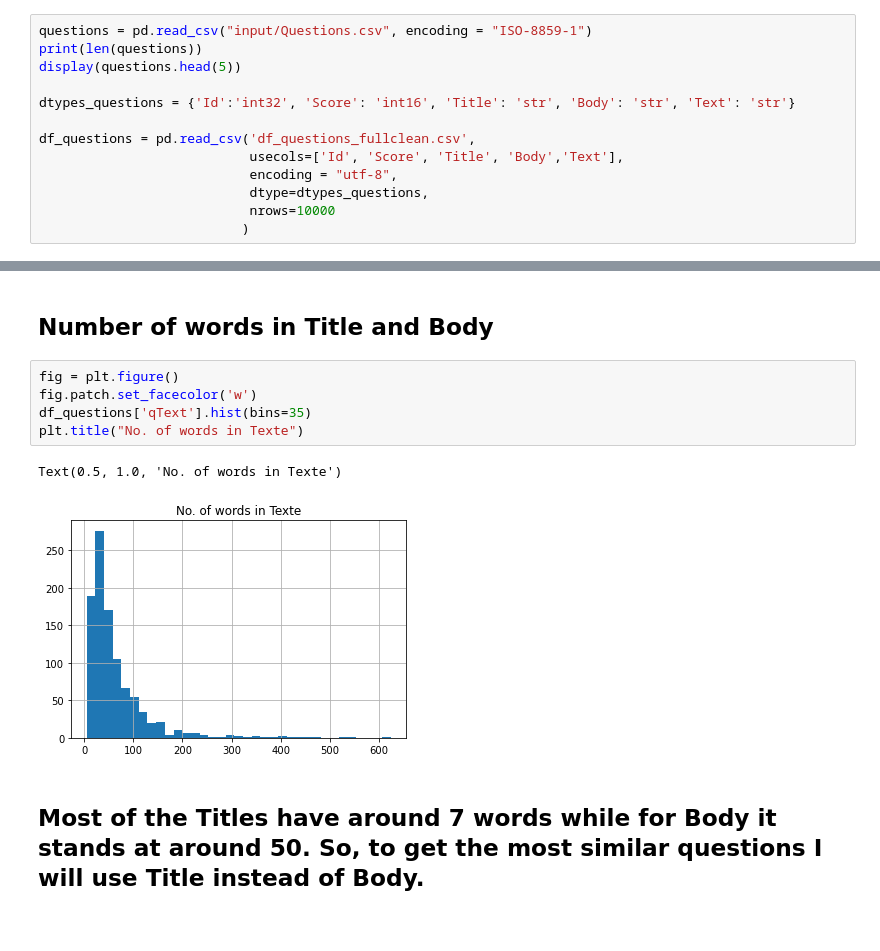
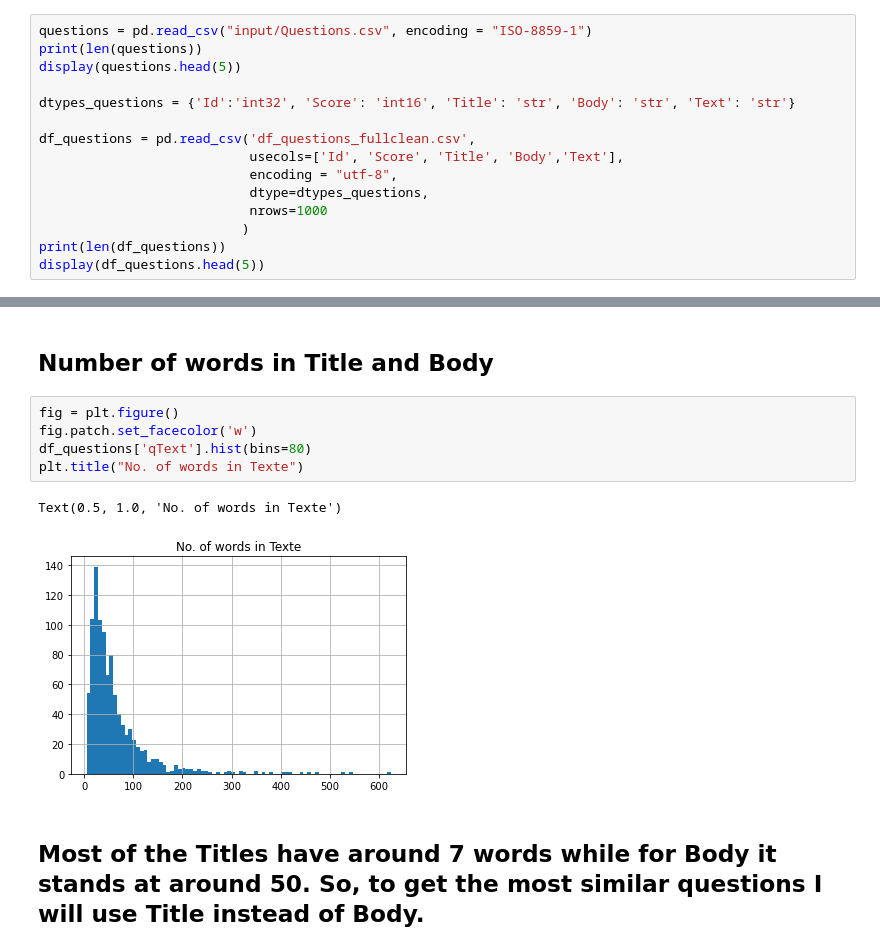
Before and after one commit to fedecabre/P5_StackOverflow, a Jupyter notebook: P5_3_notebook_models.ipynb, the cells around one changed output, grey strips where cells are left out. Drawn from its saved outputs; the diff is of its cells as text.

Commit message:
Ajour du fichier P5_3_notebook_models, étude du modèle de classification des tittres des questions

```diff
--- a/P5_3_notebook_models.ipynb
+++ b/P5_3_notebook_models.ipynb
@@ -101,8 +90,10 @@ df_questions = pd.read_csv('df_questions_fullclean.csv',
                            usecols=['Id', 'Score', 'Title', 'Body','Text'],
                            encoding = "utf-8",
                            dtype=dtypes_questions,
-                           nrows=10000
+                           nrows=1000
                           )
+print(len(df_questions))
+display(df_questions.head(5))
 # %% [output]
 607282
 |  | Id | OwnerUserId | CreationDate | Score | Title | Body |
@@ -122,11 +120,11 @@ df_questions['qText'] = df_questions['Text'].apply(lambda x : len(x.split(" ")))
 # %%
 fig = plt.figure()
 fig.patch.set_facecolor('w')
-df_questions['qText'].hist(bins=35)
+df_questions['qText'].hist(bins=80)
 plt.title("No. of words in Texte")
 # %% [output]
 Text(0.5, 1.0, 'No. of words in Texte')
-[figure, old version]
+[figure, new version]
 # %% [markdown]
 ## Most of the Titles have around 7 words while for Body it stands at around 50. So, to get the most similar questions I will use Title instead  of Body.
 # %% [markdown]
```
Also changed, not shown: parts of 11 cells of this notebook.
